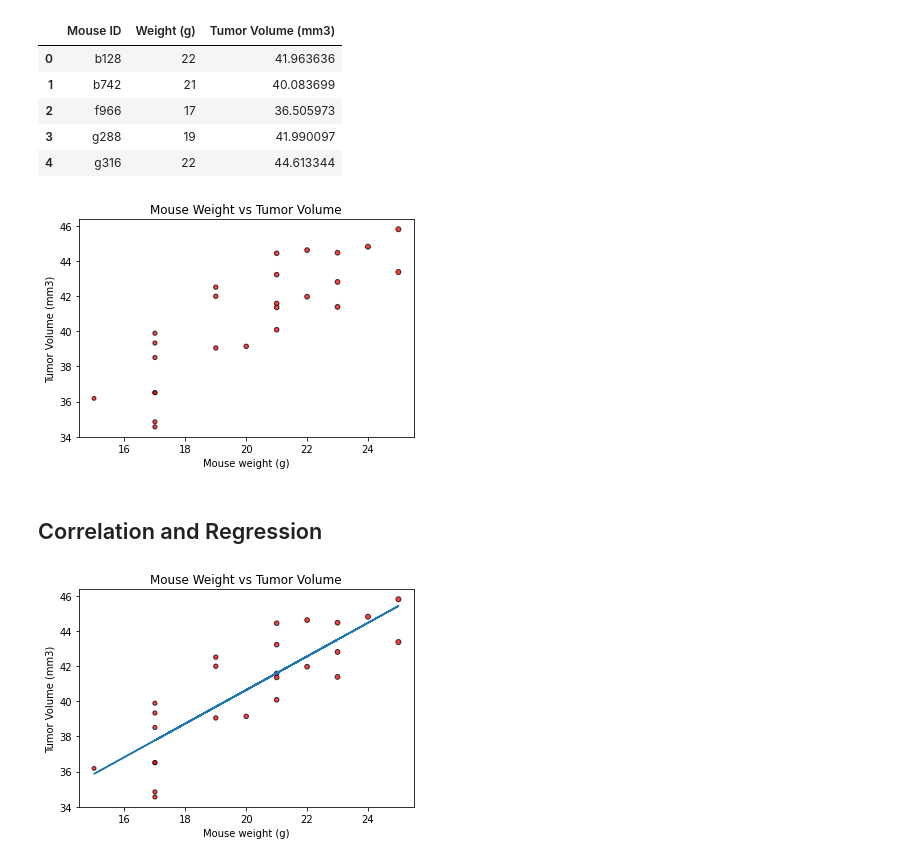
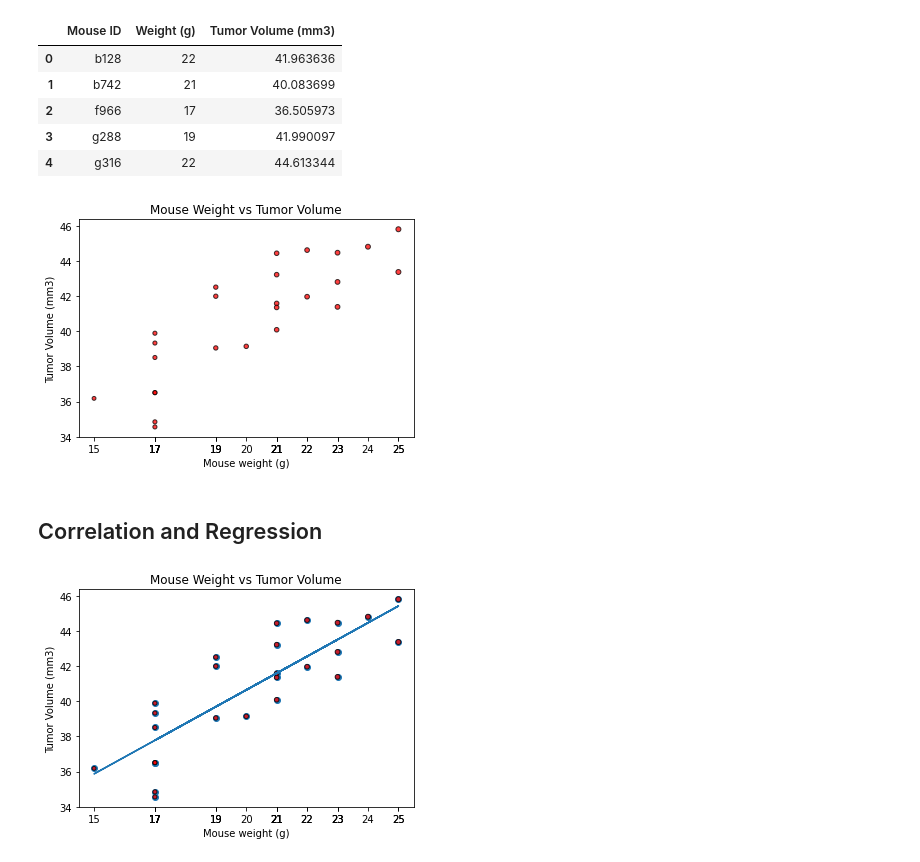
Before and after one commit to skumble27/matplotlib-challenge, a Jupyter notebook: Pymaceuticals/Pymaceuticals_data_analytics.ipynb, the cells around one changed output. Drawn from its saved outputs; the diff is of its cells as text; code cells hidden in the pictures.

```diff
--- a/Pymaceuticals/Pymaceuticals_data_analytics.ipynb
+++ b/Pymaceuticals/Pymaceuticals_data_analytics.ipynb
@@ -438,29 +438,34 @@ x_axis = capomulin_weight_tm.iloc[:,1]
 y_axis = capomulin_weight_tm.iloc[:,2]
 plt.title('Mouse Weight vs Tumor Volume')
 plt.xlabel('Mouse weight (g)')
+plt.xticks(x_axis)
 plt.ylabel('Tumor Volume (mm3)')
 plt.scatter(x_axis,y_axis, marker='o',facecolors='red',edgecolors='black', s=x_axis, alpha=0.75)
 plt.savefig('Images/8mouse_weightvs_tumor_vol.png')
 plt.show()
 # %% [output]
-[figure, old version]
+[figure, new version]
 # %% [markdown]
 ## Correlation and Regression
 # %%
 # Calculate the correlation coefficient and linear regression model
 # for mouse weight and average tumor volume for the Capomulin regimen
 
 # Performing a linear regression on weight versus tumor volume
 weight_slope, weight_int, weight_r, weight_p, weight_stderr = st.linregress(x_axis,y_axis)
 
+line_eq = "y = " + str(round(weight_slope,2)) + "x + " + str(round(weight_int,2))
+
 # Fitting the regression equation
-line_of_best_fit = weight_slope * x_axis + weight_int
+plt.scatter(x_axis,y_axis)
+plt.plot(x_axis,line_of_best_fit)
 plt.title('Mouse Weight vs Tumor Volume')
 plt.xlabel('Mouse weight (g)')
+plt.xticks(x_axis)
 plt.ylabel('Tumor Volume (mm3)')
-plt.plot(x_axis,line_of_best_fit)
 plt.scatter(x_axis,y_axis, marker='o',facecolors='red',edgecolors='black', s=x_axis, alpha=0.75)
-plt.savefig('Images/9LinRegressMouseWeightTumorVol.png')
+plt.savefig('Images/8mouse_weightvs_tumor_vol.png')
 plt.show()
+plt.show()
 # %% [output]
-[figure, old version]
+[figure, new version]
```
Also changed, not shown: 3 other files.
